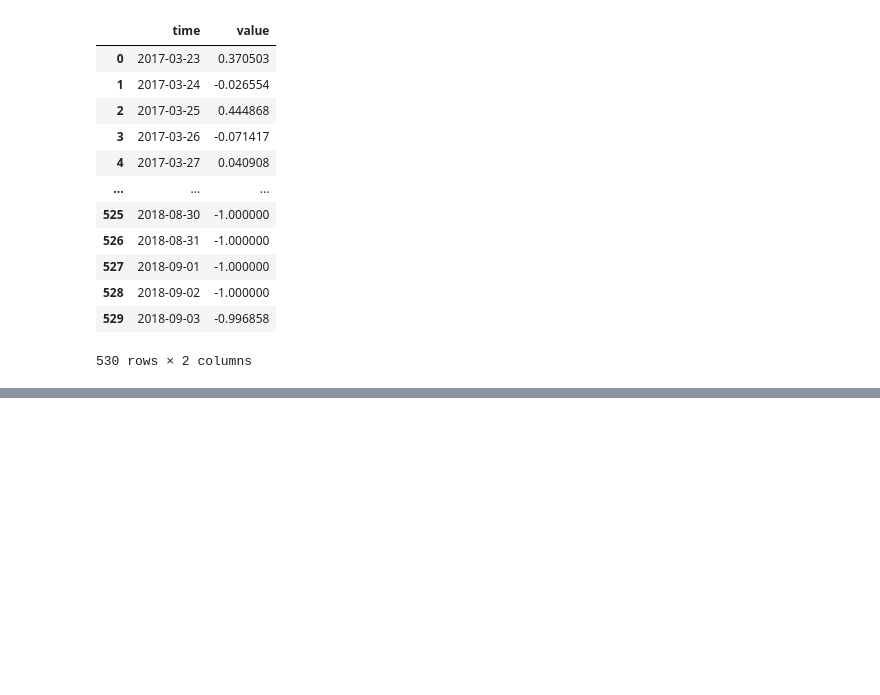
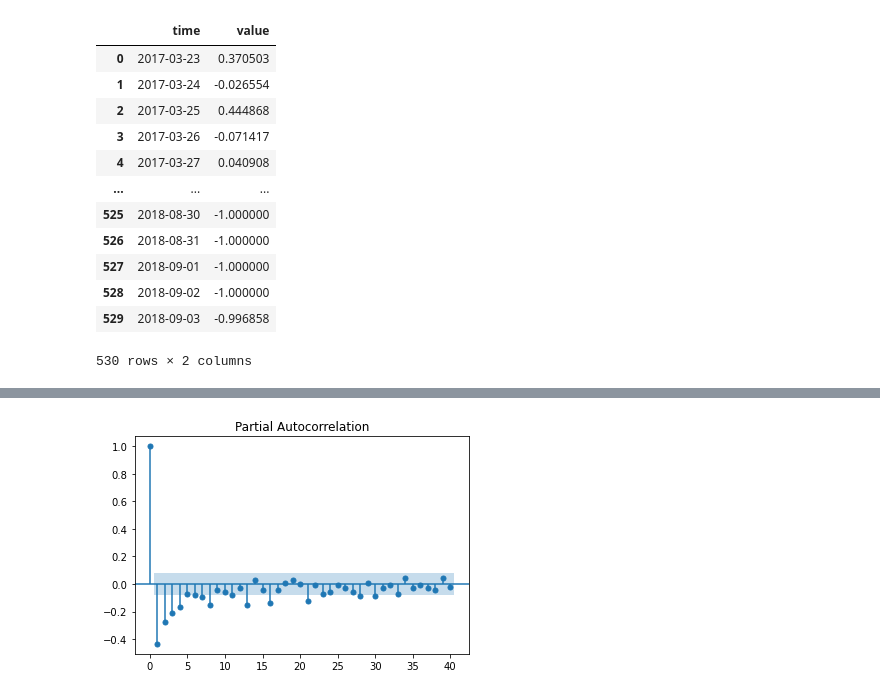
Before and after one commit to finloop/data-science-notebooks, a Jupyter notebook: e_commerce/e-commerce-time-series.ipynb, the cells around one changed output, grey strips where cells are left out. Saved outputs shown, nothing was run; the diff lists cells and outputs as text; code cells hidden in the pictures; blank space fills up the shorter version.

```diff
--- a/e_commerce/e-commerce-time-series.ipynb
+++ b/e_commerce/e-commerce-time-series.ipynb
@@ -760,0 +586,4 @@ res.scores
+# %%
+fig = plot_pacf(ts7.loc[:, "price"].fillna(0).diff().fillna(0), lags=40)
+# %% [output]
+[figure, added]
```
Also changed, not shown: parts of 64 cells of this notebook, 1 other file.
